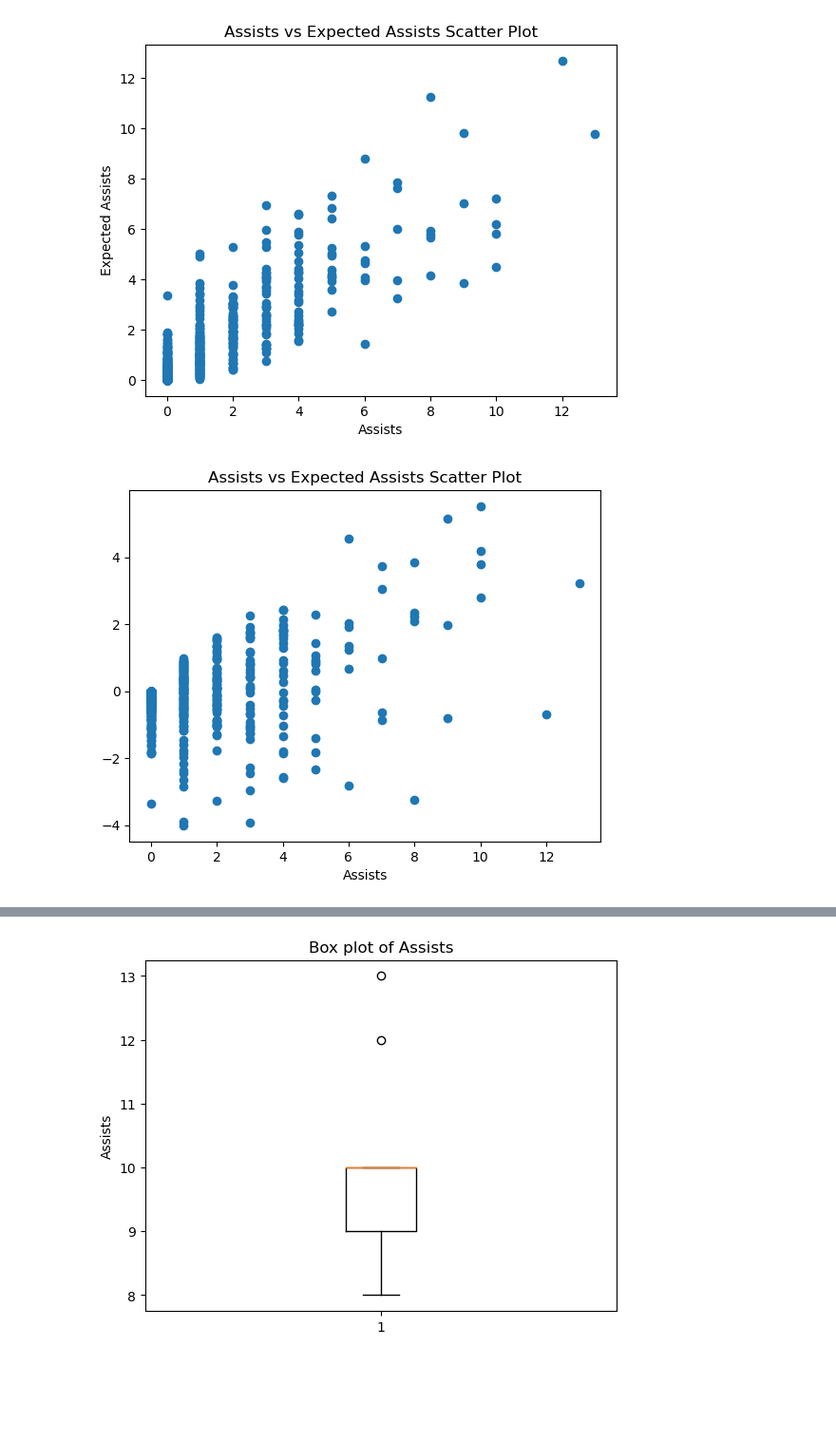
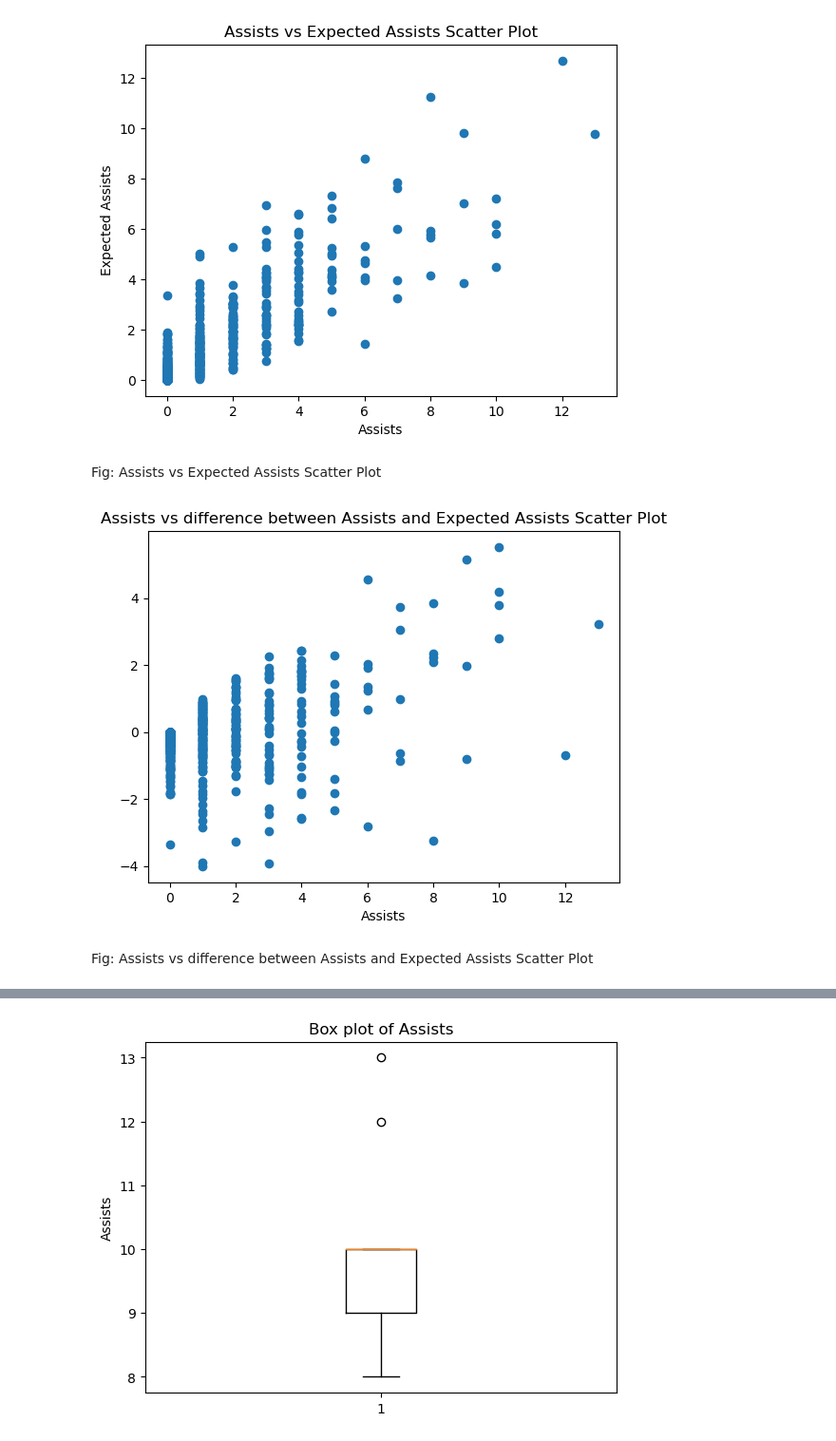
Before and after one commit to ubco-W2022T2-data301/group26, a Jupyter notebook: analysis/analysisImtiaz.ipynb, the cells around one changed output, grey strips where cells are left out. Shown at 95% size. Cells and saved outputs as stored; diff of their text form; code cells hidden in the pictures; blank space fills up the shorter version.

```diff
--- a/analysis/analysisImtiaz.ipynb
+++ b/analysis/analysisImtiaz.ipynb
@@ -185,22 +200,26 @@ plt.title('Assists vs Expected Assists Scatter Plot')
 plt.show()
 # %% [output]
 [figure]
+# %% [markdown]
+Fig: Assists vs Expected Assists Scatter Plot
 # %%
 import matplotlib.pyplot as plt
 
 x = df['A']
 y = df['xA - A']
 
 plt.scatter(x, y)
 
 plt.xlabel('Assists')
 plt.ylabel('')
 
-plt.title('Assists vs Expected Assists Scatter Plot')
+plt.title('Assists vs difference between Assists and Expected Assists Scatter Plot')
 
 plt.show()
 # %% [output]
-[figure, old version]
+[figure, new version]
+# %% [markdown]
+Fig: Assists vs difference between Assists and Expected Assists Scatter Plot
 # %%
 import matplotlib.pyplot as plt
 
```
Also changed, not shown: parts of 22 cells of this notebook, 1 other file.
